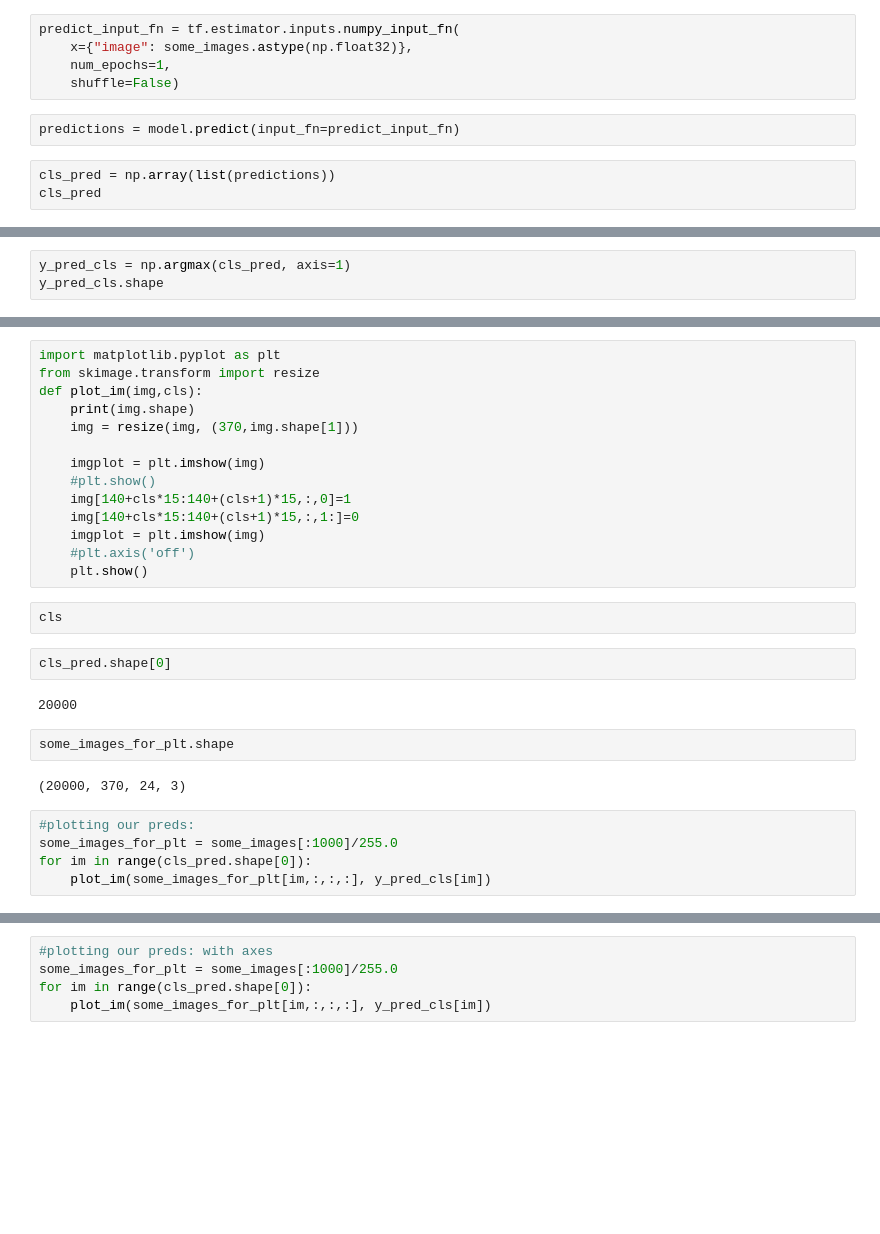
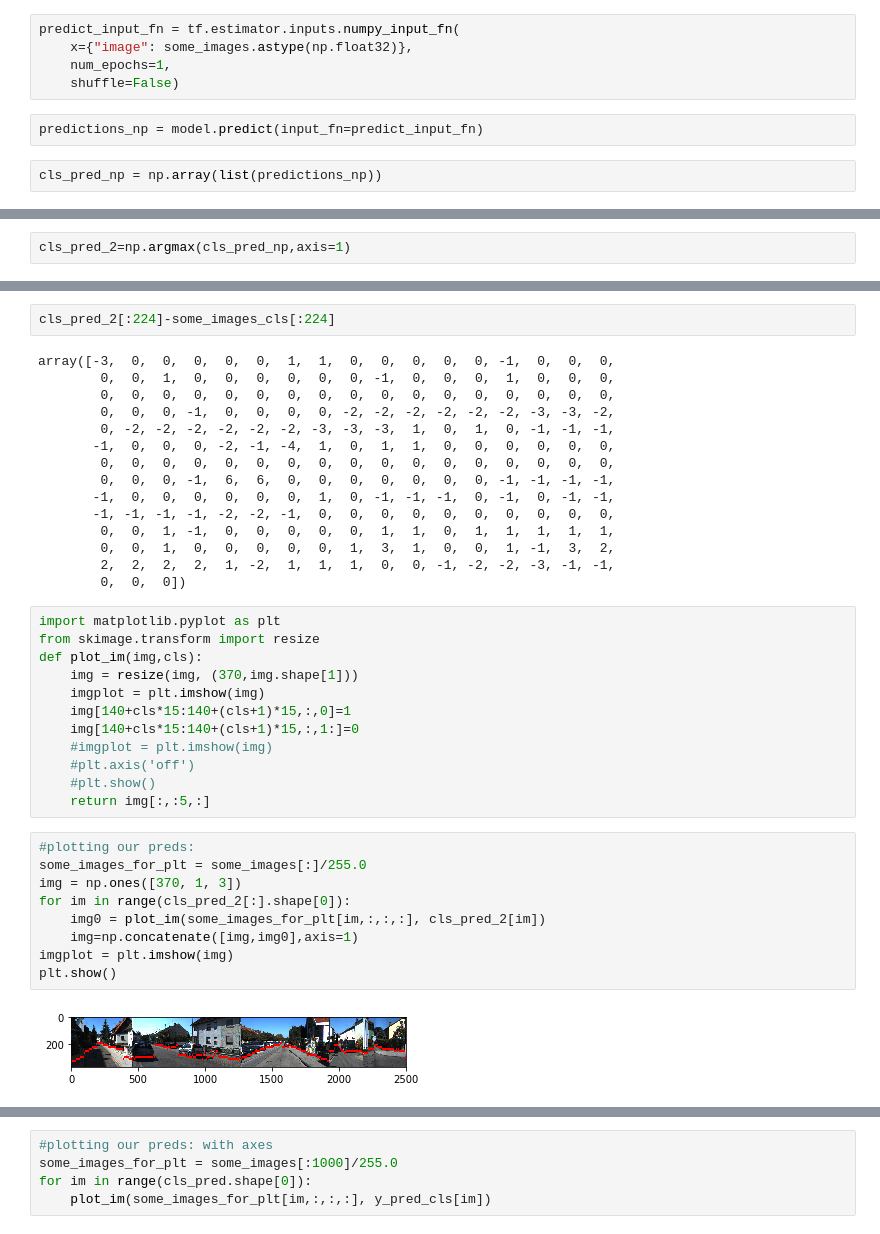
Before and after one commit to rainoa/StixelNetOptimization, a Jupyter notebook: StixelNet_train_and_eval_mobilenet_V2_17bins.ipynb, the cells around one changed output, grey strips where cells are left out. Saved outputs shown, nothing was run; the diff lists cells and outputs as text; blank space fills up the shorter version.

```diff
--- a/StixelNet_train_and_eval_mobilenet_V2_17bins.ipynb
+++ b/StixelNet_train_and_eval_mobilenet_V2_17bins.ipynb
@@ -706,10 +718,9 @@ predict_input_fn = tf.estimator.inputs.numpy_input_fn(
     num_epochs=1,
     shuffle=False)
 # %%
-predictions = model.predict(input_fn=predict_input_fn)
+predictions_np = model.predict(input_fn=predict_input_fn)
 # %%
-cls_pred = np.array(list(predictions))
-cls_pred
+cls_pred_np = np.array(list(predictions_np))
 # %% [output]
 INFO:tensorflow:Calling model_fn.
 INFO:tensorflow:Done calling model_fn.
@@ -737,3 +735,2 @@ cls_pred.shape
 # %%
-y_pred_cls = np.argmax(cls_pred, axis=1)
-y_pred_cls.shape
+cls_pred_2=np.argmax(cls_pred_np,axis=1)
@@ -751,29 +754,40 @@ array([ 9, 12, 12, 12, 12, 12, 12, 12, 11, 11, 11, 11, 11, 10, 10, 10, 10,
+# %%
+cls_pred_2[:224]-some_images_cls[:224]
+# %% [output]
+array([-3,  0,  0,  0,  0,  0,  1,  1,  0,  0,  0,  0,  0, -1,  0,  0,  0,
+        0,  0,  1,  0,  0,  0,  0,  0,  0, -1,  0,  0,  0,  1,  0,  0,  0,
+        0,  0,  0,  0,  0,  0,  0,  0,  0,  0,  0,  0,  0,  0,  0,  0,  0,
+        0,  0,  0, -1,  0,  0,  0,  0, -2, -2, -2, -2, -2, -2, -3, -3, -2,
+        0, -2, -2, -2, -2, -2, -2, -3, -3, -3,  1,  0,  1,  0, -1, -1, -1,
+       -1,  0,  0,  0, -2, -1, -4,  1,  0,  1,  1,  0,  0,  0,  0,  0,  0,
+        0,  0,  0,  0,  0,  0,  0,  0,  0,  0,  0,  0,  0,  0,  0,  0,  0,
+        0,  0,  0, -1,  6,  6,  0,  0,  0,  0,  0,  0,  0, -1, -1, -1, -1,
+       -1,  0,  0,  0,  0,  0,  0,  1,  0, -1, -1, -1,  0, -1,  0, -1, -1,
+       -1, -1, -1, -1, -2, -2, -1,  0,  0,  0,  0,  0,  0,  0,  0,  0,  0,
+        0,  0,  1, -1,  0,  0,  0,  0,  0,  1,  1,  0,  1,  1,  1,  1,  1,
+        0,  0,  1,  0,  0,  0,  0,  0,  1,  3,  1,  0,  0,  1, -1,  3,  2,
+        2,  2,  2,  2,  1, -2,  1,  1,  1,  0,  0, -1, -2, -2, -3, -1, -1,
+        0,  0,  0])
 # %%
 import matplotlib.pyplot as plt
 from skimage.transform import resize
 def plot_im(img,cls):
-    print(img.shape)
     img = resize(img, (370,img.shape[1]))
-
     imgplot = plt.imshow(img)
-    #plt.show()
     img[140+cls*15:140+(cls+1)*15,:,0]=1
     img[140+cls*15:140+(cls+1)*15,:,1:]=0
-    imgplot = plt.imshow(img)
+    #imgplot = plt.imshow(img)
     #plt.axis('off')
-    plt.show()
+    #plt.show()
+    return img[:,:5,:]
-# %%
-cls
-# %%
-cls_pred.shape[0]
-# %% [output]
-20000
-# %%
-some_images_for_plt.shape
-# %% [output]
-(20000, 370, 24, 3)
 # %%
 #plotting our preds:
-some_images_for_plt = some_images[:1000]/255.0
-for im in range(cls_pred.shape[0]):
-    plot_im(some_images_for_plt[im,:,:,:], y_pred_cls[im])
+some_images_for_plt = some_images[:]/255.0
+img = np.ones([370, 1, 3])
+for im in range(cls_pred_2[:].shape[0]):
+    img0 = plot_im(some_images_for_plt[im,:,:,:], cls_pred_2[im])
+    img=np.concatenate([img,img0],axis=1)
+imgplot = plt.imshow(img)
+plt.show()
+# %% [output]
+[figure, added]
```
Also changed, not shown: parts of 8 cells of this notebook, 2 other files.
